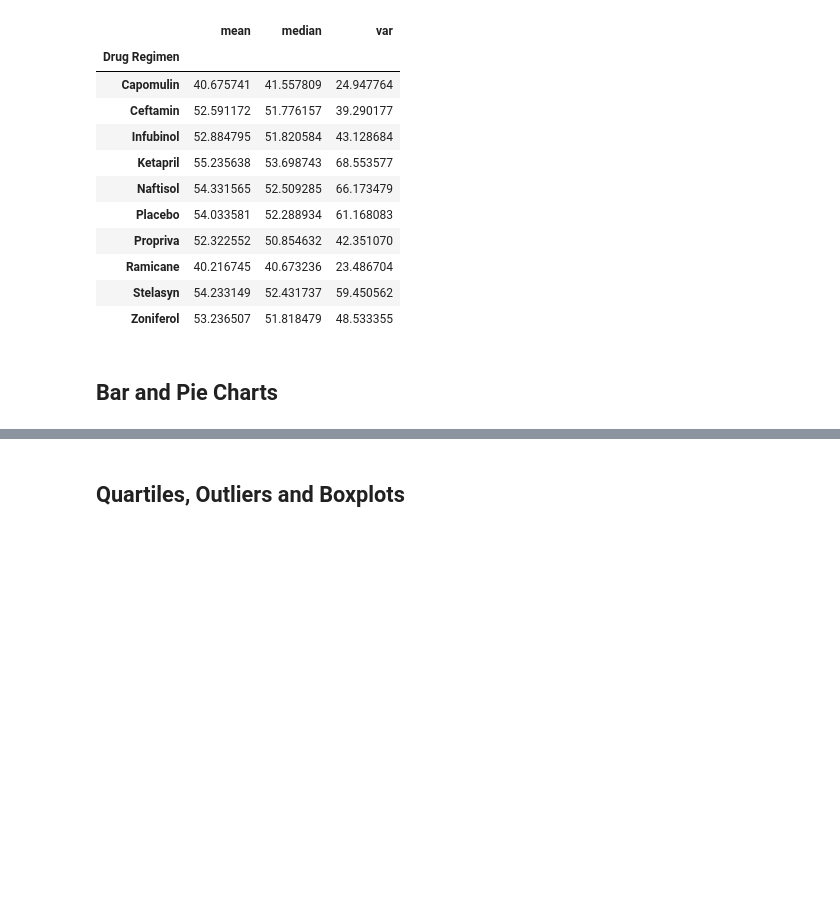
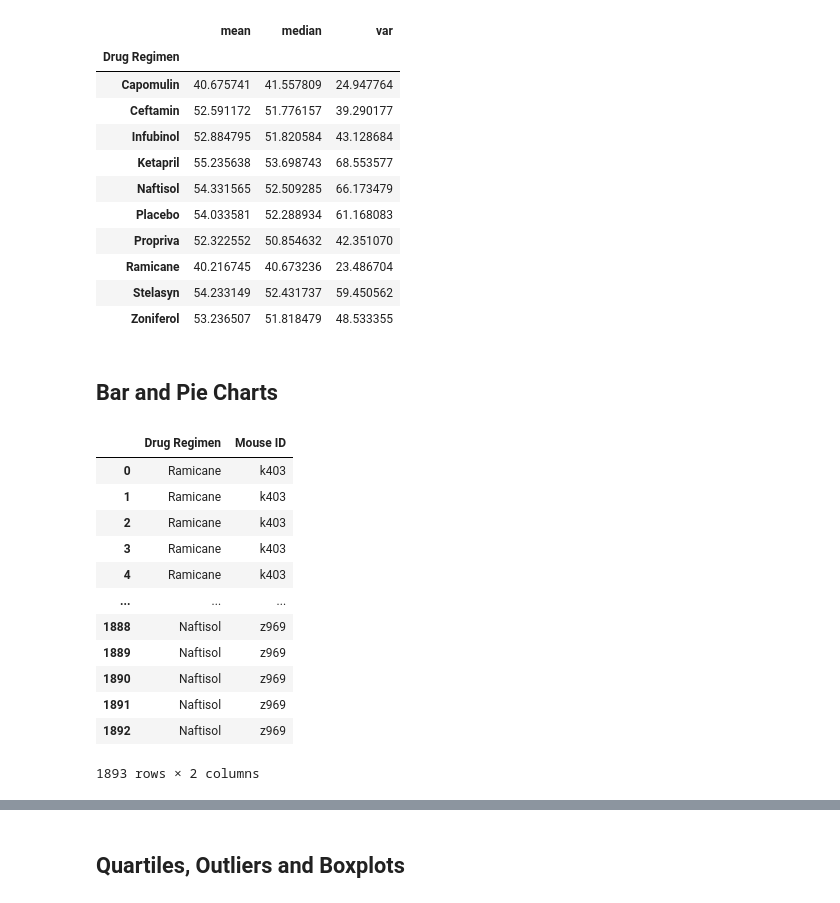
Before and after one commit to lgrayes/matplotlib-challenge, a Jupyter notebook: Pymaceuticals/matTest01.ipynb, the cells around one changed output, grey strips where cells are left out. Drawn from its saved outputs; the diff is of its cells as text; code cells hidden in the pictures; blank space fills up the shorter version.

Commit message:
Start charts section
Test code for inserting bar chart. Error shows. Convert mouse ID count to integers.

```diff
--- a/Pymaceuticals/matTest01.ipynb
+++ b/Pymaceuticals/matTest01.ipynb
@@ -413,3 +417,20 @@ grouped_regimen3_df
 ## Bar and Pie Charts
 # %%
 # Generate a bar plot showing the total number of unique mice tested on each drug regimen using pandas.
+# %%
+regimen3_df = merge1_df[["Drug Regimen", "Mouse ID"]]
+regimen3_df
+# %% [output]
+|  | Drug Regimen | Mouse ID |
+| 0 | Ramicane | k403 |
+| 1 | Ramicane | k403 |
+| 2 | Ramicane | k403 |
+| 3 | Ramicane | k403 |
+| 4 | Ramicane | k403 |
+| ... | ... | ... |
+| 1888 | Naftisol | z969 |
+| 1889 | Naftisol | z969 |
+| 1890 | Naftisol | z969 |
+| 1891 | Naftisol | z969 |
+| 1892 | Naftisol | z969 |
+1893 rows × 2 columns
```
Also changed, not shown: parts of 5 cells of this notebook.
